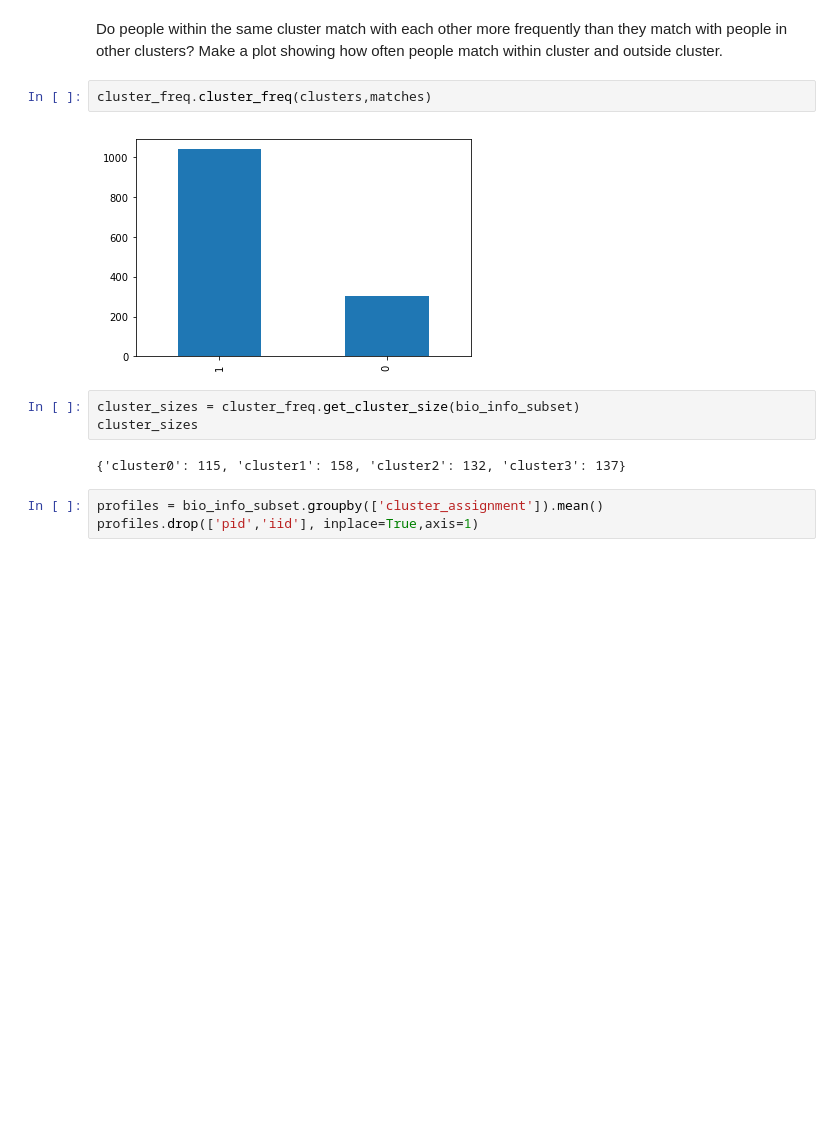
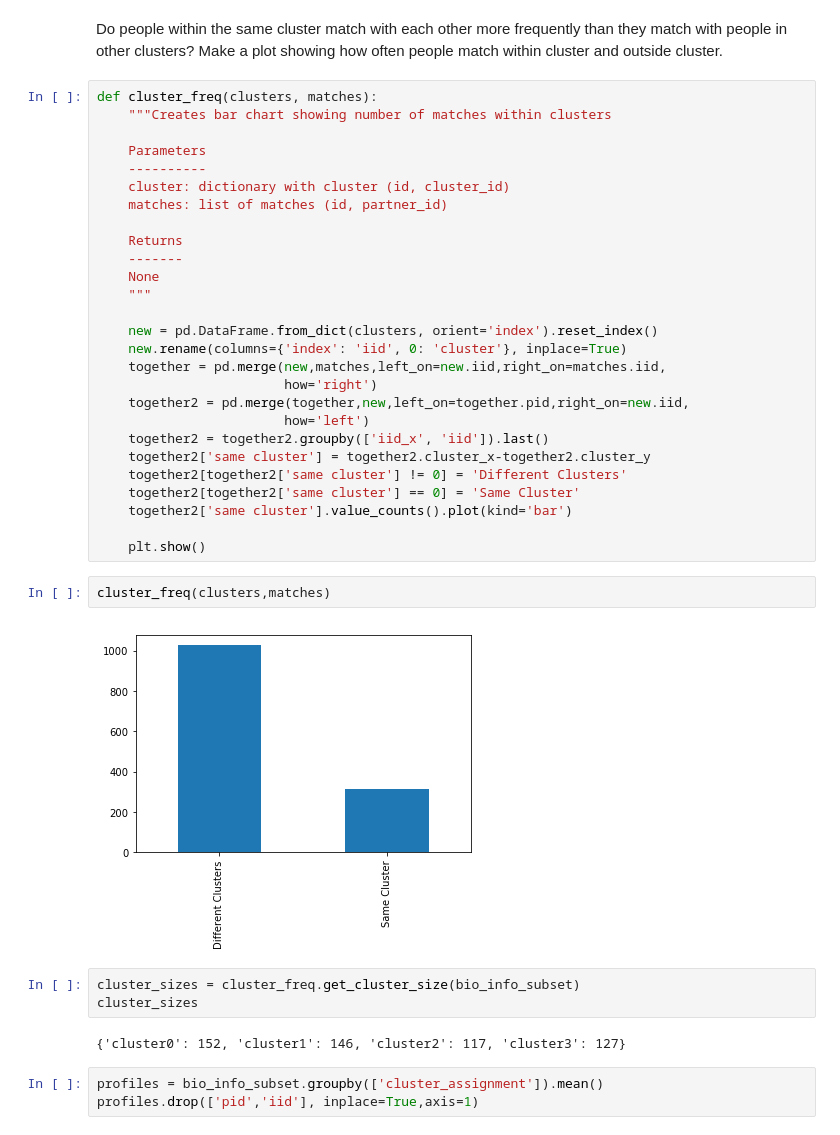
Before and after one commit to rmw647/not-that-into-you, a Jupyter notebook: Speed+Dating+Script+New.ipynb, the cells around one changed output. Drawn from its saved outputs; the diff is of its cells as text; blank space fills up the shorter version.

```diff
--- a/Speed+Dating+Script+New.ipynb
+++ b/Speed+Dating+Script+New.ipynb
@@ -67,15 +67,42 @@ awesome_plot
 [interactive output not drawn]
 # %% [markdown]
 Do people within the same cluster match with each other more frequently than they match with people in other clusters? Make a plot showing how often people match within cluster and outside cluster.
+# %%
+def cluster_freq(clusters, matches):
+    """Creates bar chart showing number of matches within clusters
+
+    Parameters
+    ----------
+    cluster: dictionary with cluster (id, cluster_id)
+    matches: list of matches (id, partner_id)
+
+    Returns
+    -------
+    None
+    """
+
+    new = pd.DataFrame.from_dict(clusters, orient='index').reset_index()
+    new.rename(columns={'index': 'iid', 0: 'cluster'}, inplace=True)
+    together = pd.merge(new,matches,left_on=new.iid,right_on=matches.iid,
+                        how='right')
+    together2 = pd.merge(together,new,left_on=together.pid,right_on=new.iid,
+                        how='left')
+    together2 = together2.groupby(['iid_x', 'iid']).last()
+    together2['same cluster'] = together2.cluster_x-together2.cluster_y
+    together2[together2['same cluster'] != 0] = 'Different Clusters'
+    together2[together2['same cluster'] == 0] = 'Same Cluster'
+    together2['same cluster'].value_counts().plot(kind='bar')
+
+    plt.show()
 # %%
-cluster_freq.cluster_freq(clusters,matches)
+cluster_freq(clusters,matches)
 # %% [output]
-[figure, old version]
+[figure, new version]
 # %%
 cluster_sizes = cluster_freq.get_cluster_size(bio_info_subset)
 cluster_sizes
 # %% [output]
-{'cluster0': 115, 'cluster1': 158, 'cluster2': 132, 'cluster3': 137}
+{'cluster0': 152, 'cluster1': 146, 'cluster2': 117, 'cluster3': 127}
 # %%
 profiles = bio_info_subset.groupby(['cluster_assignment']).mean()
 profiles.drop(['pid','iid'], inplace=True,axis=1)
```
Also changed, not shown: parts of 3 cells of this notebook.
